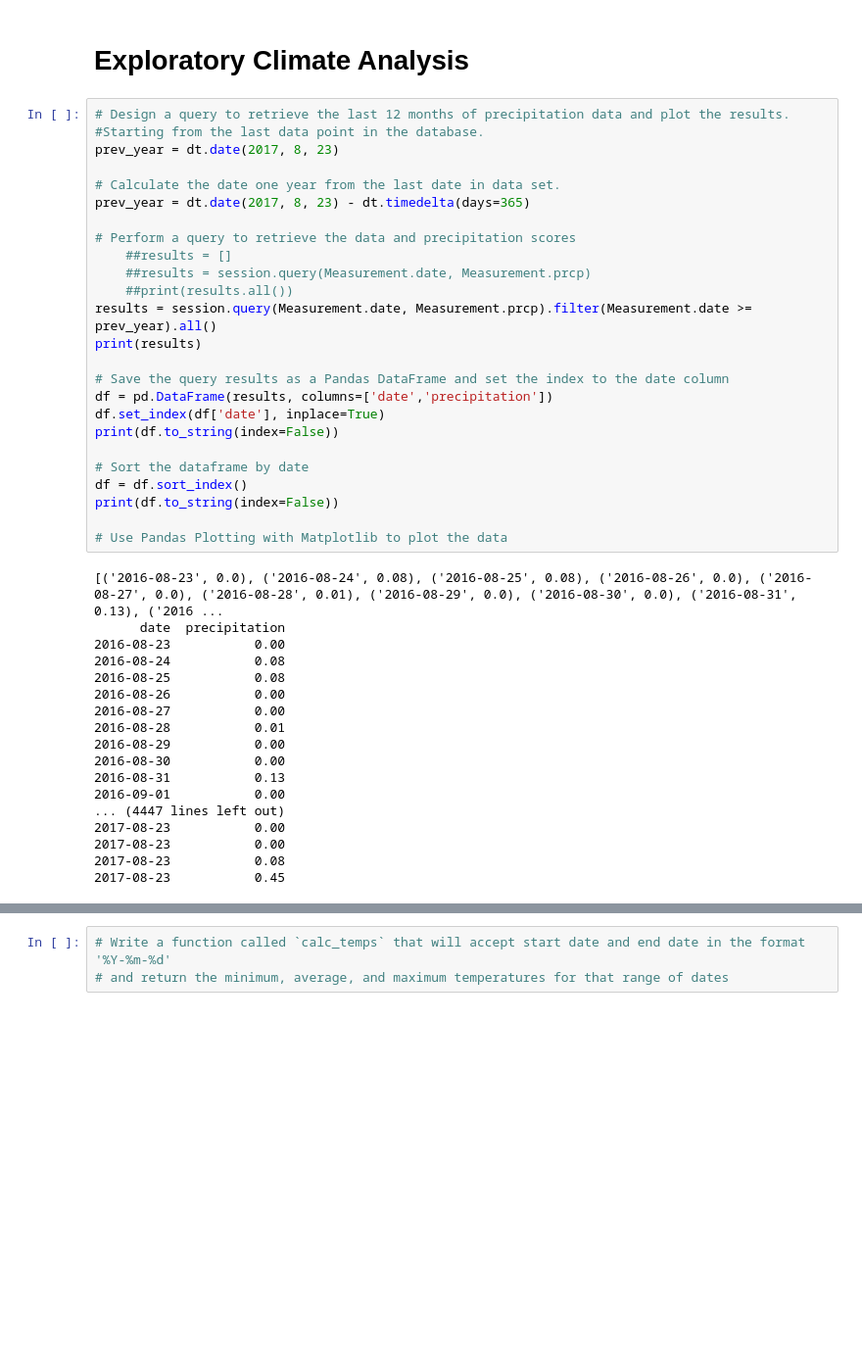
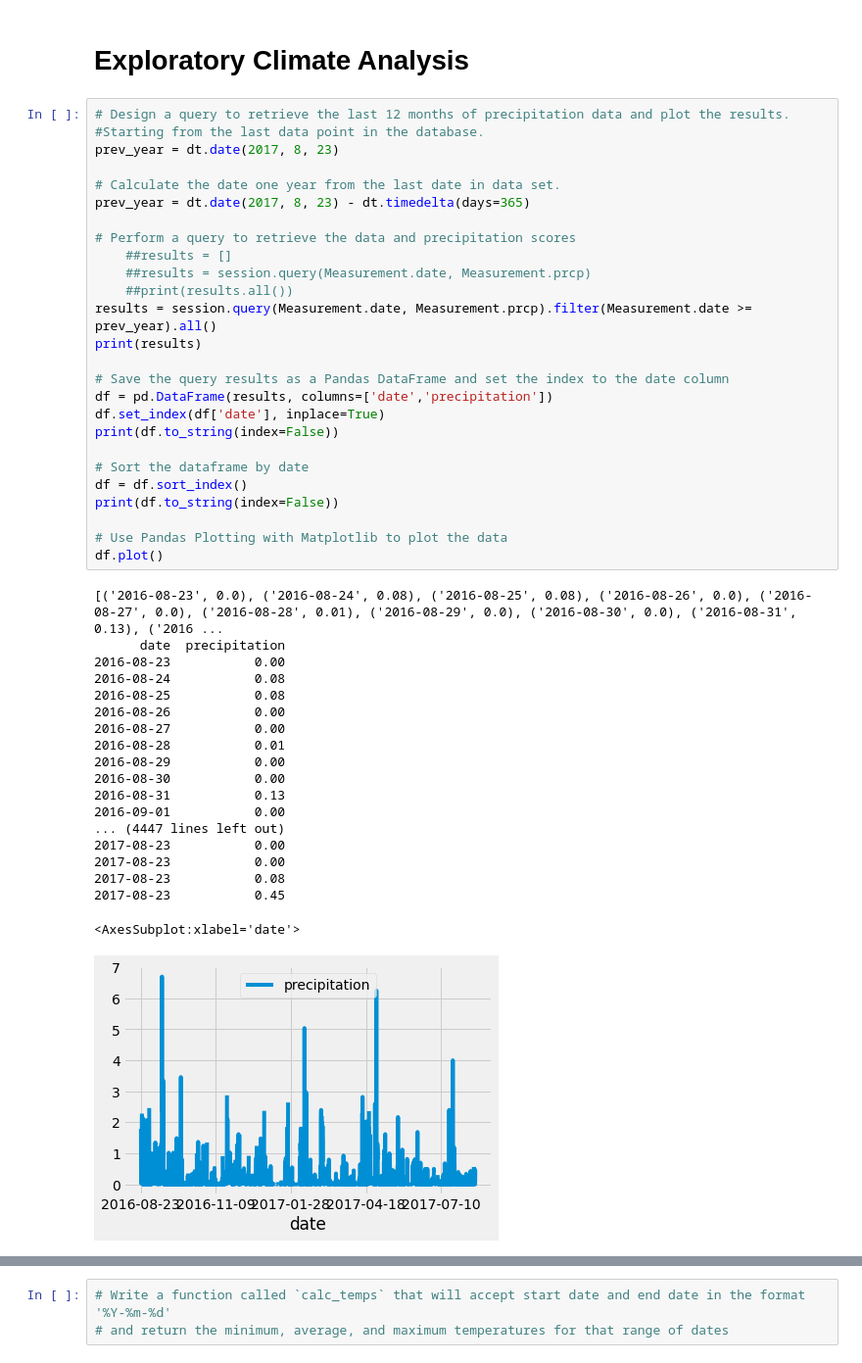
Before and after one commit to Hastieiliat/surfs_up, a Jupyter notebook: climate_analysis.ipynb, the cells around one changed output, grey strips where cells are left out. Shown at 98% size. Cells and saved outputs as stored; diff of their text form; blank space fills up the shorter version.

```diff
--- a/climate_analysis.ipynb
+++ b/climate_analysis.ipynb
@@ -53,32 +53,35 @@ results = session.query(Measurement.date, Measurement.prcp).filter(Measurement.d
 print(results)
 
 # Save the query results as a Pandas DataFrame and set the index to the date column
 df = pd.DataFrame(results, columns=['date','precipitation'])
 df.set_index(df['date'], inplace=True)
 print(df.to_string(index=False))
 
 # Sort the dataframe by date
 df = df.sort_index()
 print(df.to_string(index=False))
 
 # Use Pandas Plotting with Matplotlib to plot the data
+df.plot()
 # %% [output]
 [('2016-08-23', 0.0), ('2016-08-24', 0.08), ('2016-08-25', 0.08), ('2016-08-26', 0.0), ('2016-08-27', 0.0), ('2016-08-28', 0.01), ('2016-08-29', 0.0), ('2016-08-30', 0.0), ('2016-08-31', 0.13), ('2016 ...
       date  precipitation
 2016-08-23           0.00
 2016-08-24           0.08
 2016-08-25           0.08
 2016-08-26           0.00
 2016-08-27           0.00
 2016-08-28           0.01
 2016-08-29           0.00
 2016-08-30           0.00
 2016-08-31           0.13
 2016-09-01           0.00
 ... (4447 lines left out)
 2017-08-23           0.00
 2017-08-23           0.00
 2017-08-23           0.08
 2017-08-23           0.45
+<AxesSubplot:xlabel='date'>
+[figure, added]
 # %%
 # Use Pandas to calcualte the summary statistics for the precipitation data
```
Also changed, not shown: parts of 5 cells of this notebook.
